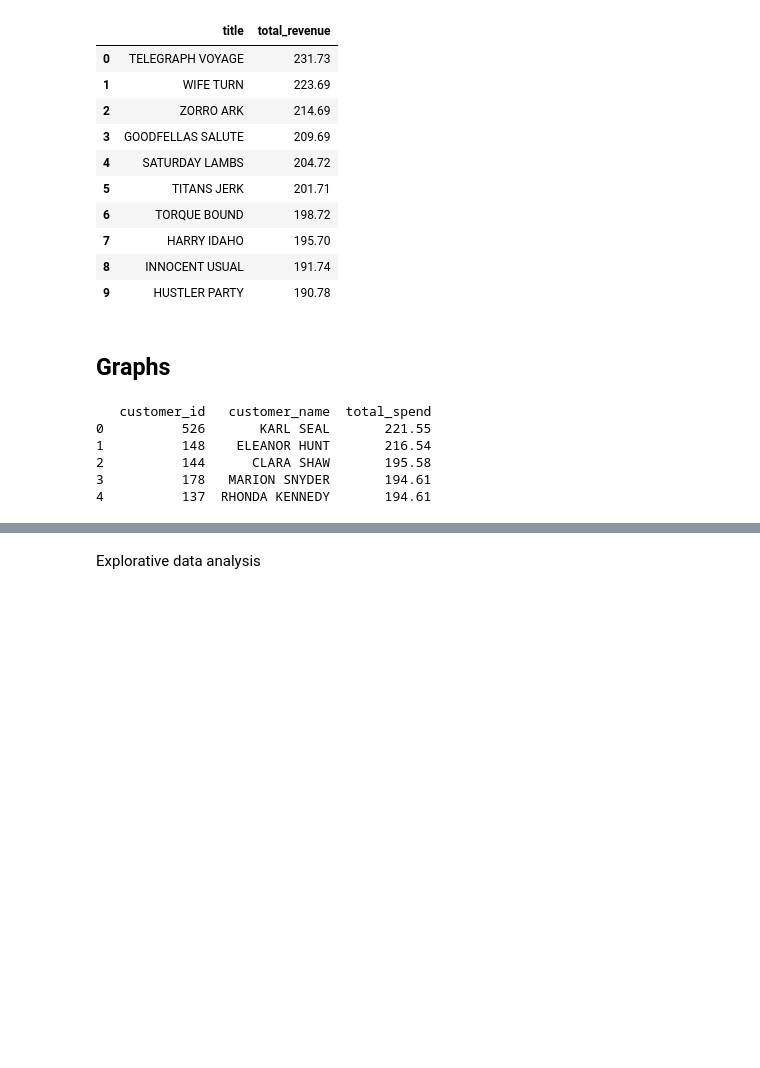
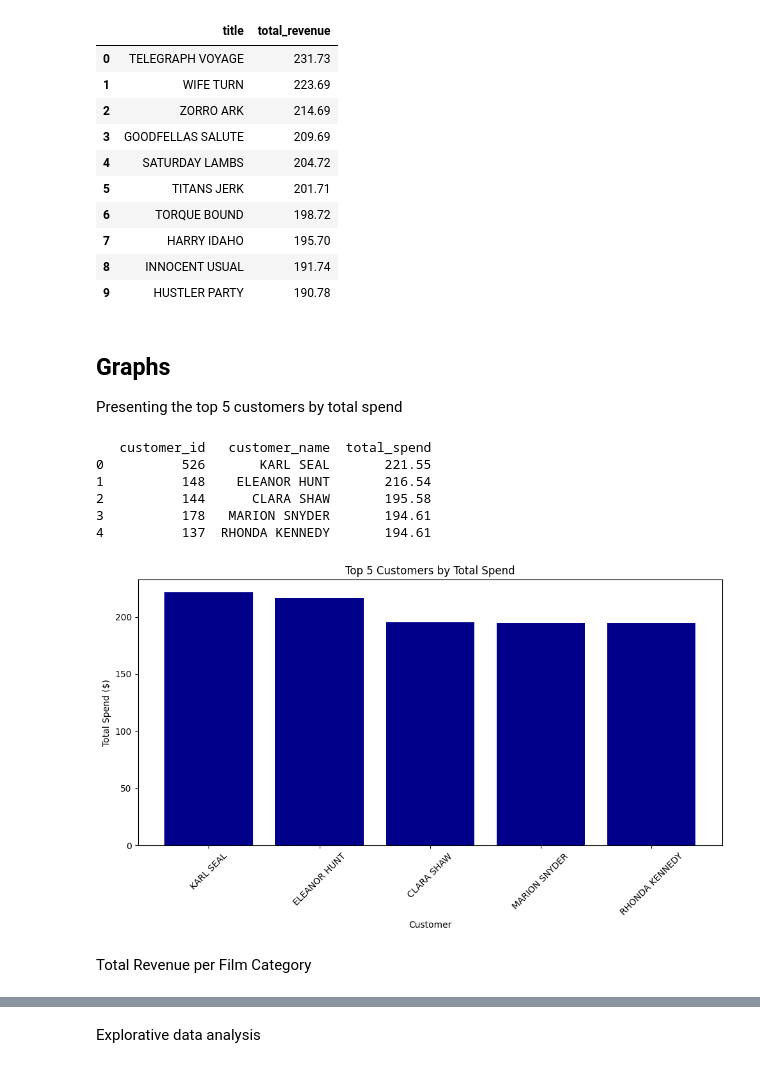
Before and after one commit to revisiting25/movie_lab, a Jupyter notebook: movie_analytics.ipynb, the cells around one changed output, grey strips where cells are left out. Saved outputs shown, nothing was run; the diff lists cells and outputs as text; code cells hidden in the pictures; blank space fills up the shorter version.

```diff
--- a/movie_analytics.ipynb
+++ b/movie_analytics.ipynb
@@ -180,8 +213,6 @@ conn.execute(query).df()
 # %% [markdown]
 Which are the most popular years of film production - i.e which years where most films released.
 # %%
-conn = duckdb.connect()
-
 query = """
 SELECT
     release_year,
@@ -199,8 +230,6 @@ conn.execute(query).df()
 # %% [markdown]
 Which films are the most profitable.
 # %%
-conn = duckdb.connect()
-
 query = """
 SELECT
     f.title,
@@ -232,4 +261,5 @@ conn.execute(query).df()
 | 9 | HUSTLER PARTY | 190.78 |
 # %% [markdown]
 ## Graphs
+Presenting the top 5 customers by total spend
 # %%
@@ -259,10 +287,14 @@ print(top_customers)
 4          137  RHONDA KENNEDY       194.61
 # %%
 plt.figure(figsize=(10,6))
-plt.bar(top_customers['customer_name'], top_customers['total_spend'], color='skyblue')
+plt.bar(top_customers['customer_name'], top_customers['total_spend'], color='darkblue')
 plt.xlabel('Customer')
 plt.ylabel('Total Spend ($)')
 plt.title('Top 5 Customers by Total Spend')
 plt.xticks(rotation=45)
 plt.tight_layout()
 plt.show()
+# %% [output]
+[figure, added]
+# %% [markdown]
+Total Revenue per Film Category
```
Also changed, not shown: parts of 16 cells of this notebook, 1 other file.
